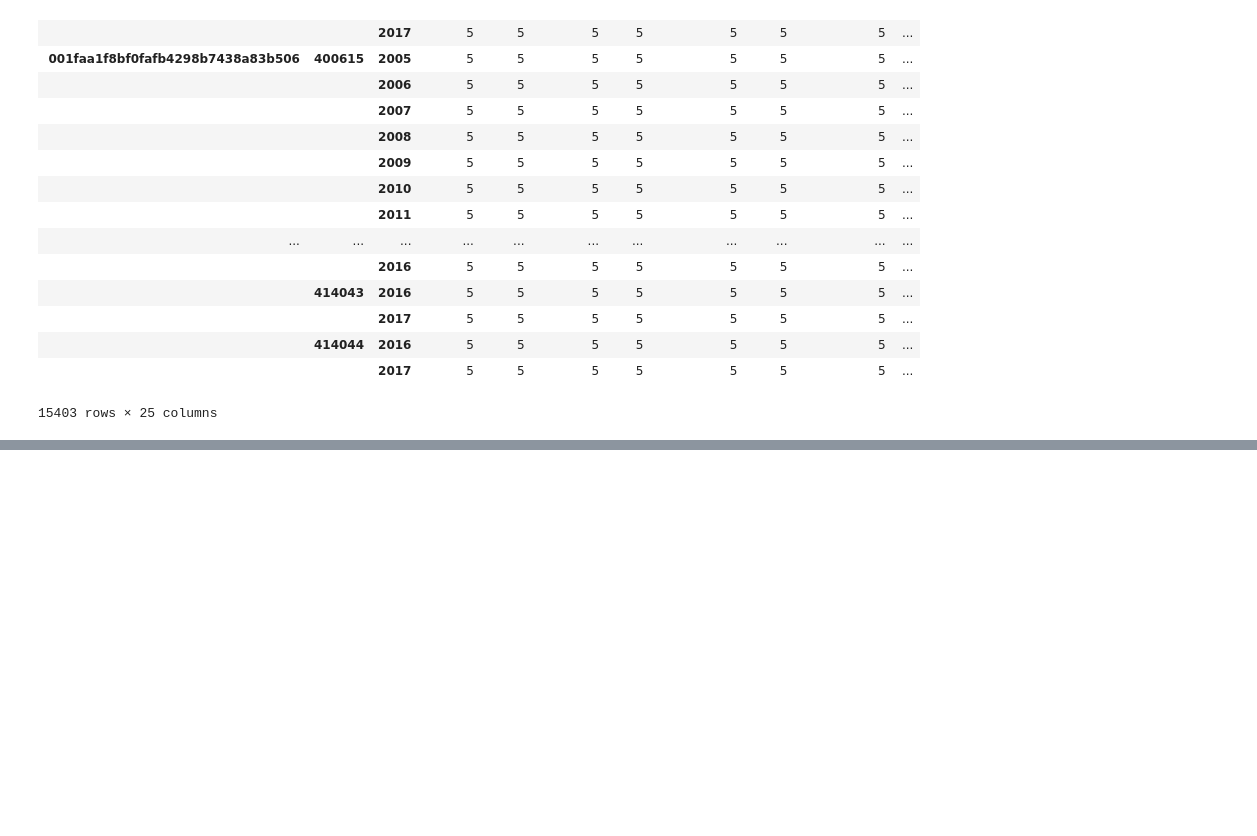
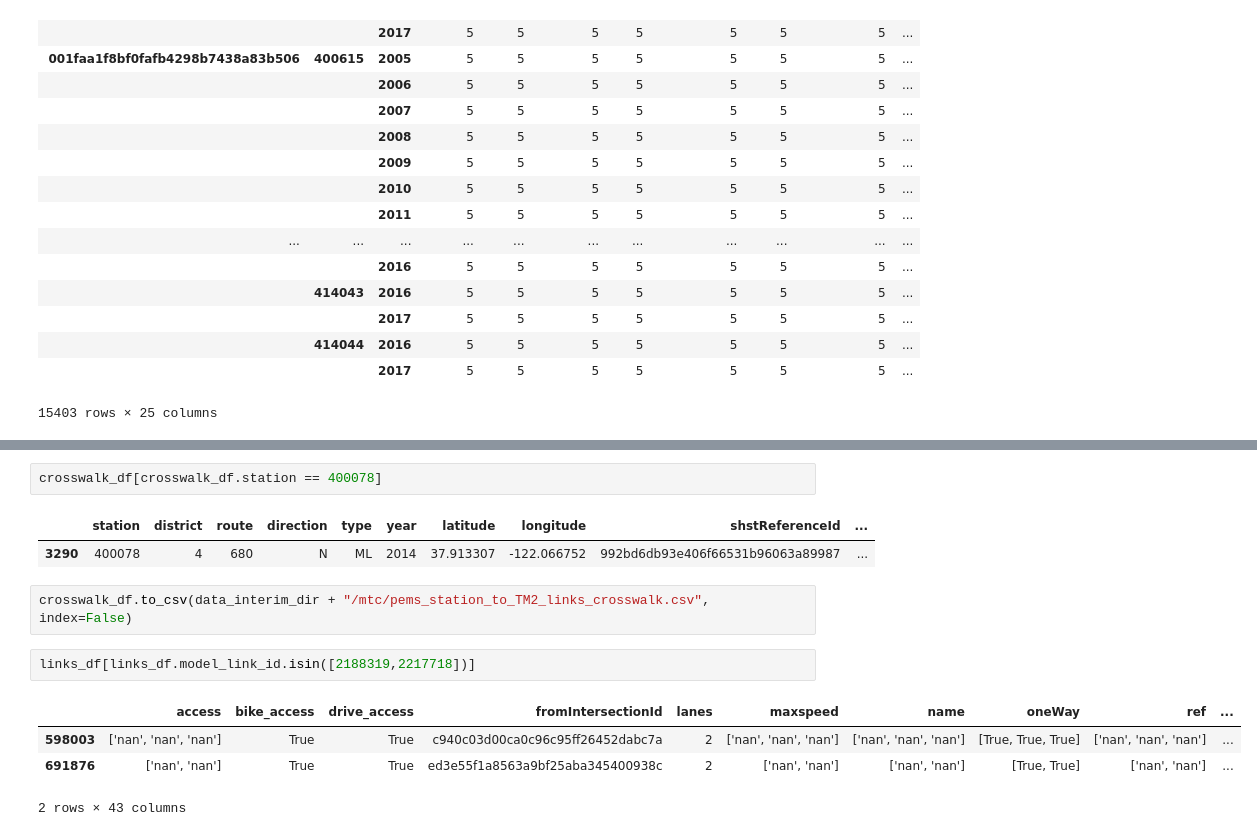
Before and after one commit to BayAreaMetro/travel-model-two-networks, a Jupyter notebook: notebooks/pipeline/pems_conflation.ipynb, the cells around one changed output, grey strips where cells are left out. Drawn from its saved outputs; the diff is of its cells as text; blank space fills up the shorter version.

```diff
--- a/notebooks/pipeline/pems_conflation.ipynb
+++ b/notebooks/pipeline/pems_conflation.ipynb
@@ -954,0 +882,14 @@ pems_conflation_result_df.groupby(["shstReferenceId", "station", "year"]).count(
+# %%
+crosswalk_df[crosswalk_df.station == 400078]
+# %% [output]
+|  | station | district | route | direction | type | year | latitude | longitude | shstReferenceId | ... |
+| 3290 | 400078 | 4 | 680 | N | ML | 2014 | 37.913307 | -122.066752 | 992bd6db93e406f66531b96063a89987 | ... |
+# %%
+crosswalk_df.to_csv(data_interim_dir + "/mtc/pems_station_to_TM2_links_crosswalk.csv", index=False)
+# %%
+links_df[links_df.model_link_id.isin([2188319,2217718])]
+# %% [output]
+|  | access | bike_access | drive_access | fromIntersectionId | lanes | maxspeed | name | oneWay | ref | ... |
+| 598003 | ['nan', 'nan', 'nan'] | True | True | c940c03d00ca0c96c95ff26452dabc7a | 2 | ['nan', 'nan', 'nan'] | ['nan', 'nan', 'nan'] | [True, True, True] | ['nan', 'nan', 'nan'] | ... |
+| 691876 | ['nan', 'nan'] | True | True | ed3e55f1a8563a9bf25aba345400938c | 2 | ['nan', 'nan'] | ['nan', 'nan'] | [True, True] | ['nan', 'nan'] | ... |
+2 rows × 43 columns
```
Also changed, not shown: parts of 38 cells of this notebook.
